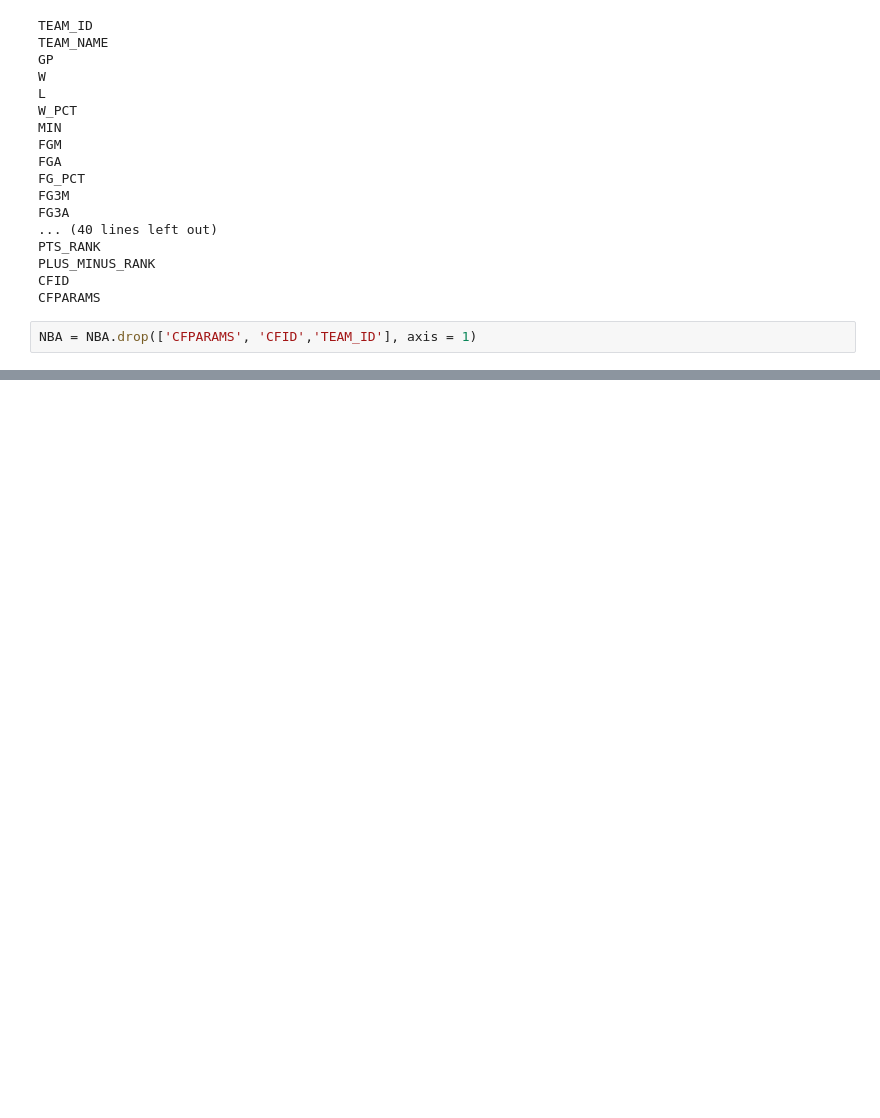
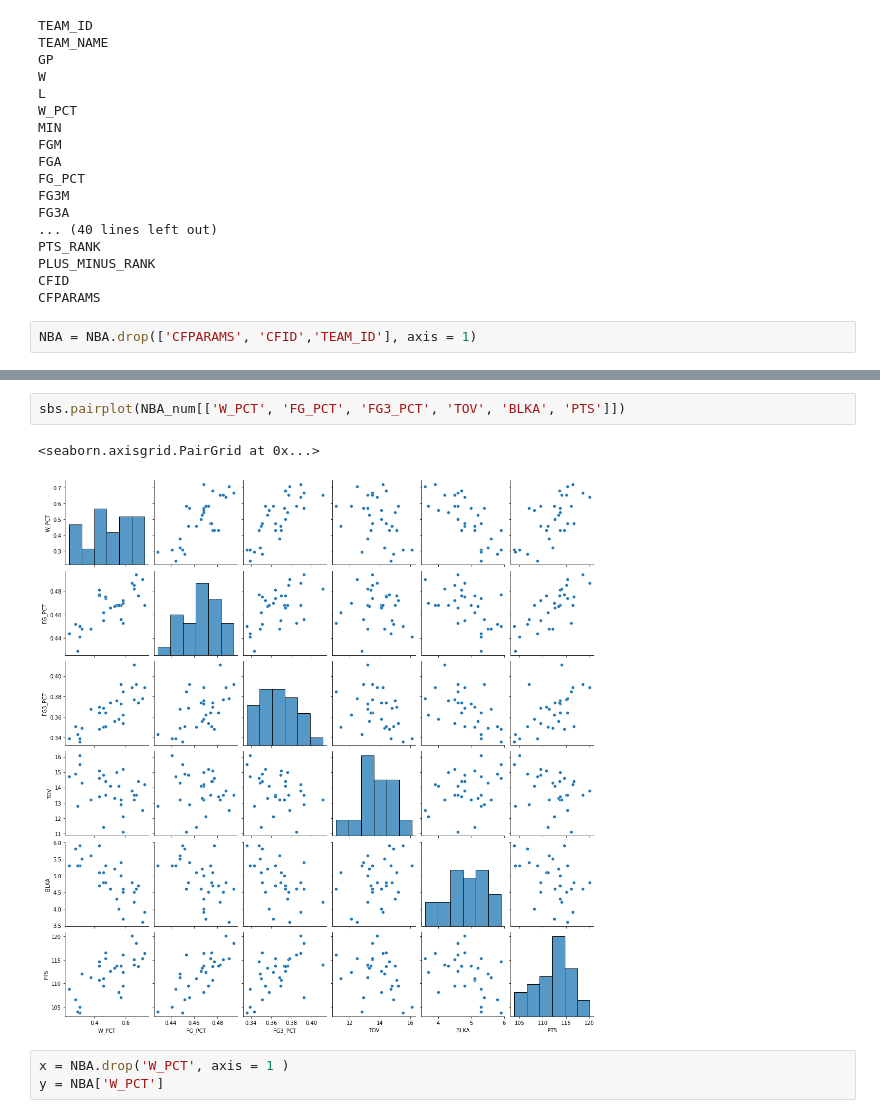
Before and after one commit to russellsprout/CMSE202_Proj, a Jupyter notebook: NBA.ipynb, the cells around one changed output, grey strips where cells are left out. Cells and saved outputs as stored; diff of their text form; blank space fills up the shorter version.

```diff
--- a/NBA.ipynb
+++ b/NBA.ipynb
@@ -102,0 +116,8 @@ NBA.head()
+# %%
+sbs.pairplot(NBA_num[['W_PCT', 'FG_PCT', 'FG3_PCT', 'TOV', 'BLKA', 'PTS']])
+# %% [output]
+<seaborn.axisgrid.PairGrid at 0x...>
+[figure, added]
+# %%
+x = NBA.drop('W_PCT', axis = 1 )
+y = NBA['W_PCT']
```
Also changed, not shown: parts of 3 cells of this notebook.
